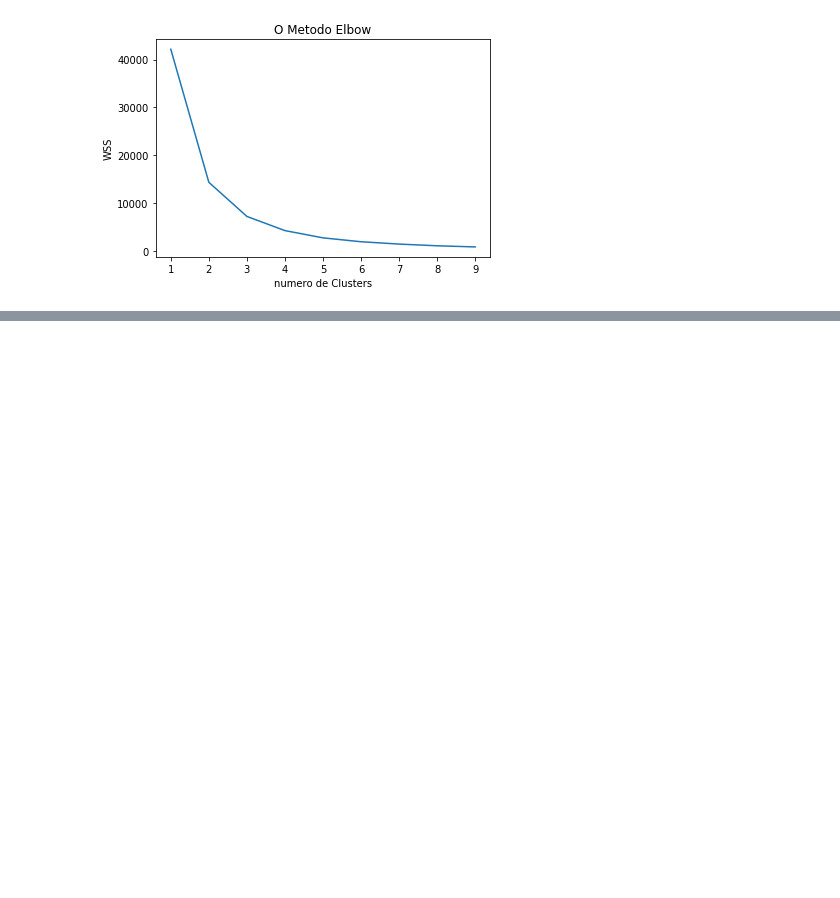
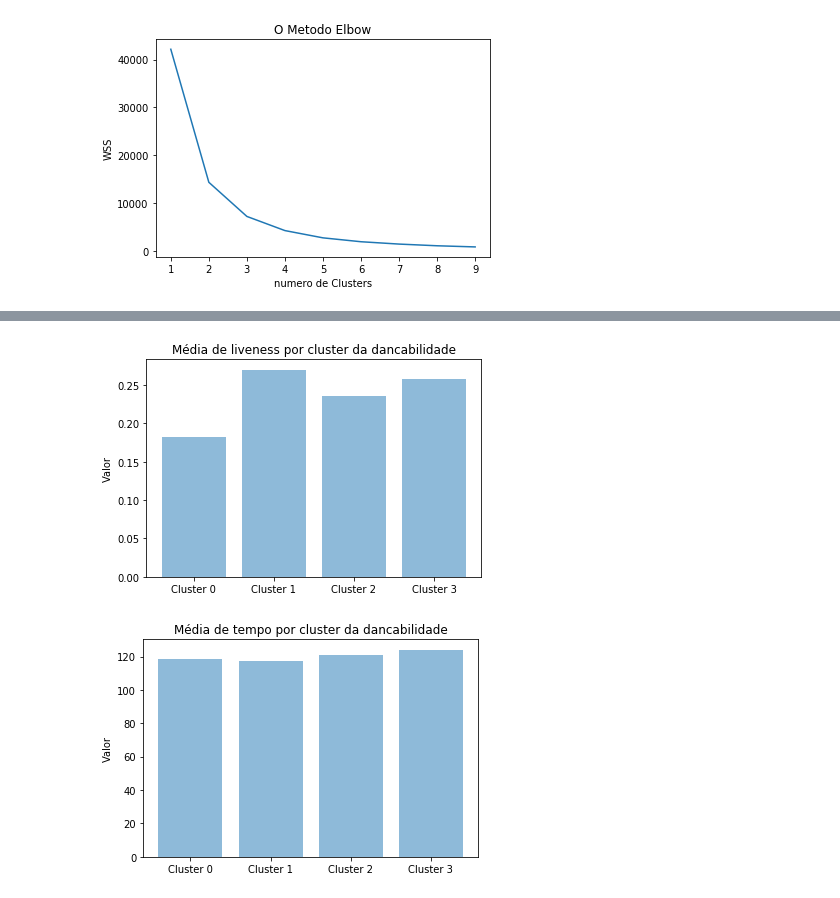
Before and after one commit to adrianofelisberto/analise_spotify_tcc, a Jupyter notebook: analise.ipynb, the cells around one changed output, grey strips where cells are left out. Cells and saved outputs as stored; diff of their text form; code cells hidden in the pictures; blank space fills up the shorter version.

```diff
--- a/analise.ipynb
+++ b/analise.ipynb
@@ -92,0 +244,14 @@ calculoElbow(Xst)
+# %%
+objects = ('Cluster 0', 'Cluster 1', 'Cluster 2', 'Cluster 3')
+y_pos = np.arange(len(objects))
+performance = dfcl0.liveness.mean(), dfcl1.liveness.mean(), dfcl2.liveness.mean(), dfcl3.liveness.mean()
+
+plt.bar(y_pos, performance, align='center', alpha=0.5)
+plt.xticks(y_pos, objects)
+plt.ylabel('Valor')
+plt.title('Média de tempo por cluster da dancabilidade')
+
+plt.show()
+# %% [output]
+[figure, added]
+[figure, added]
```
Also changed, not shown: parts of 16 cells of this notebook.
